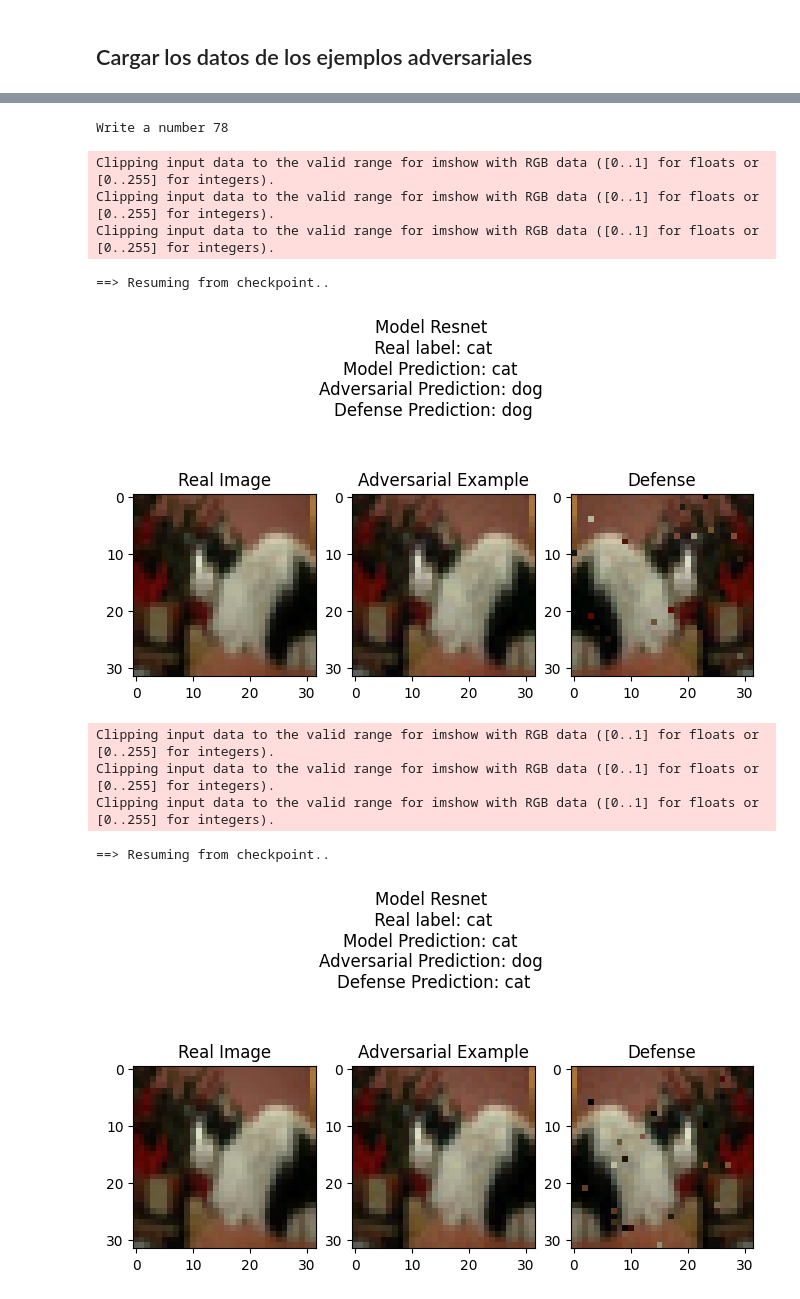
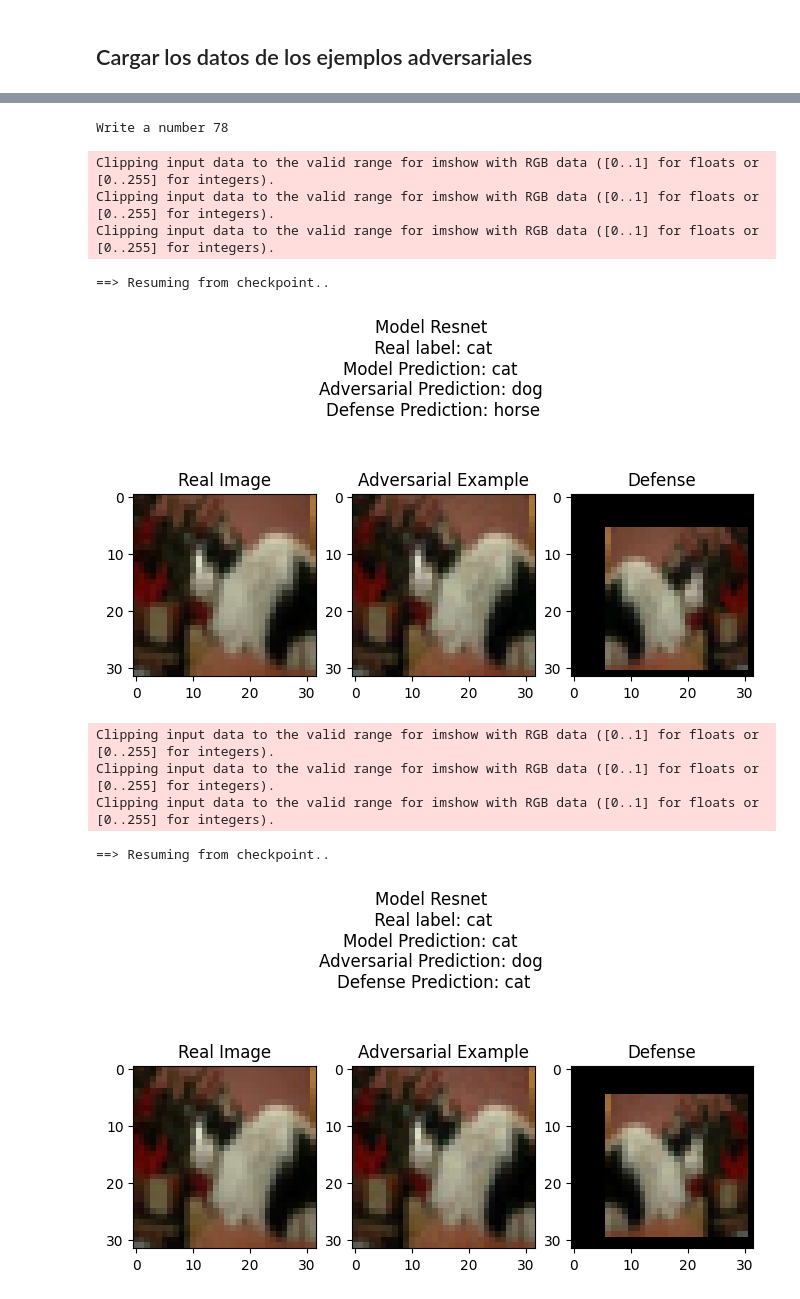
Before and after one commit to jamontanac/Fighting-Illutions, a Jupyter notebook: Preprocessing.ipynb, the cells around one changed output, grey strips where cells are left out. Drawn from its saved outputs; the diff is of its cells as text; code cells hidden in the pictures.

Commit message:
create defense preprocessing

```diff
--- a/Preprocessing.ipynb
+++ b/Preprocessing.ipynb
@@ -139,59 +185,43 @@ adver_data = {
 # %%
 n = int(input('Write a number'))
 
-for key, adver in adver_data.items():
+for name_model, adver in adver_data.items():
 
     # Get the image
-    image = adver["examples"][n].cpu().detach().numpy().transpose((1, 2, 0))
+    image = adver["examples"][n]
 
-    # PREPROCESS 1: Distortion moving pixels
-    pixels = 20
-    h, w, ch = image.shape
-    dist_image = image.copy()
-    for _ in range(pixels):
-        x1, y1 = np.random.randint(0, w), np.random.randint(0, h)
-        x2, y2 = np.random.randint(0, w), np.random.randint(0, h)
-        dist_image[x1, y1], dist_image[x2, y2] = (
-            dist_image[x2, y2],
-            dist_image[x1, y1],
-        )
+    # Classifer
+    classifier = classification(name_model = name_model+".pth")
 
-    # PREPROCESS 2: Horizontal Flip
-    flip = cv2.flip(dist_image, 1)
-
-    # Defense Prediction
-    classifier = classification(name_model = key+".pth")
-    defense = torch.tensor(flip.transpose((2, 0, 1)))
-    norm = normalize(defense, mean, std)
-    pred = np.argmax(classifier.predict(norm.unsqueeze(0)))
-    defense = denormalize(norm, mean, std)
+    # Prepare the defense
+    defense, pred = preprocess(image, classifier)
 
     # Plot the results and compare
     title = str(f"Model Resnet \n Real label: {testset.classes[adver['real_labels'][n]]} \n" +
         f"Model Prediction: {testset.classes[adver['model_labels'][n]]} \n" +
         f"Adversarial Prediction: {testset.classes[adver['adversarial_labels'][n]]} \n" +
         f"Defense Prediction: {testset.classes[pred]}")
     fig, ax = plt.subplots(1, 3, figsize=(8, 5.5))
     ax[0].imshow(denormalize(testset[n][0], mean, std).numpy().transpose((1, 2, 0)))
     ax[0].set_title("Real Image")
-    ax[1].imshow(image)
+    ax[1].imshow(image.numpy().transpose((1, 2, 0)))
     ax[1].set_title("Adversarial Example")
     ax[2].imshow(defense.numpy().transpose((1, 2, 0)))
     ax[2].set_title("Defense")
     plt.suptitle(title)
     plt.show()
 # %% [output]
 Write a number 78
 Clipping input data to the valid range for imshow with RGB data ([0..1] for floats or [0..255] for integers).
 Clipping input data to the valid range for imshow with RGB data ([0..1] for floats or [0..255] for integers).
 Clipping input data to the valid range for imshow with RGB data ([0..1] for floats or [0..255] for integers).
 ==> Resuming from checkpoint..
-[figure, old version]
+[figure, new version]
 Clipping input data to the valid range for imshow with RGB data ([0..1] for floats or [0..255] for integers).
 Clipping input data to the valid range for imshow with RGB data ([0..1] for floats or [0..255] for integers).
 Clipping input data to the valid range for imshow with RGB data ([0..1] for floats or [0..255] for integers).
 ==> Resuming from checkpoint..
-[figure, old version]
+[figure, new version]
 Clipping input data to the valid range for imshow with RGB data ([0..1] for floats or [0..255] for integers).
 Clipping input data to the valid range for imshow with RGB data ([0..1] for floats or [0..255] for integers).
 Clipping input data to the valid range for imshow with RGB data ([0..1] for floats or [0..255] for integers).
```
Also changed, not shown: parts of 13 cells of this notebook.
